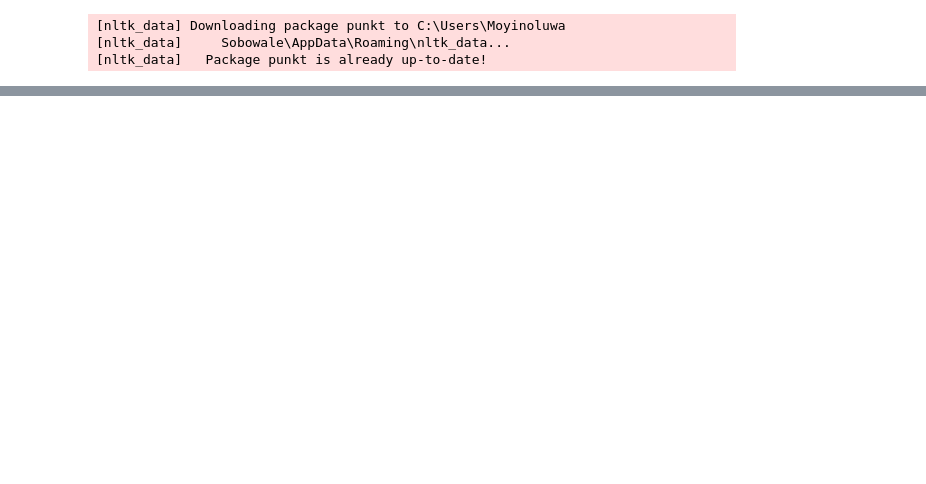
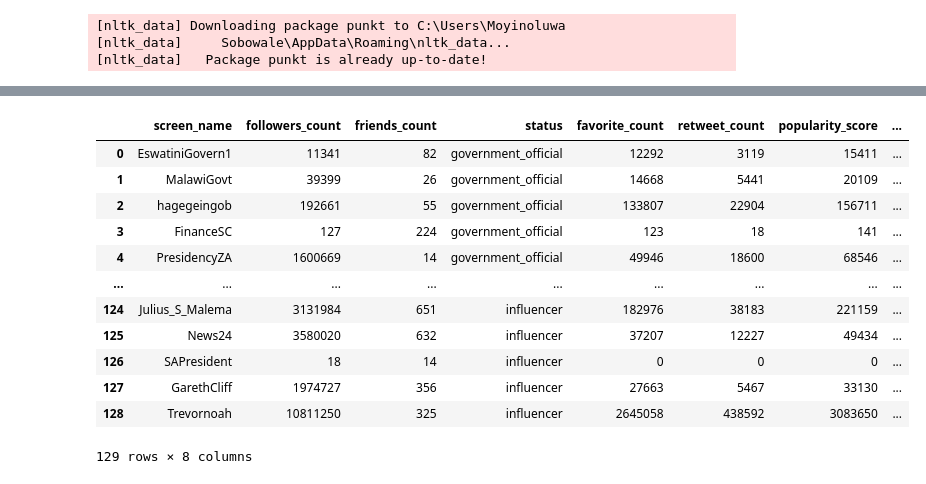
Before and after one commit to Moeyinoluwa/10academy-week-1-challenge, a Jupyter notebook: african_influencers_challenge.ipynb, the cells around one changed output, grey strips where cells are left out. Drawn from its saved outputs; the diff is of its cells as text; code cells hidden in the pictures; blank space fills up the shorter version.

```diff
--- a/african_influencers_challenge.ipynb
+++ b/african_influencers_challenge.ipynb
@@ -831,0 +263,17 @@ followers_count: 10809675
+# %%
+df = pd.read_csv("twitter_dataset.csv")
+df
+# %% [output]
+|  | screen_name | followers_count | friends_count | status | favorite_count | retweet_count | popularity_score | ... |
+| 0 | EswatiniGovern1 | 11341 | 82 | government_official | 12292 | 3119 | 15411 | ... |
+| 1 | MalawiGovt | 39399 | 26 | government_official | 14668 | 5441 | 20109 | ... |
+| 2 | hagegeingob | 192661 | 55 | government_official | 133807 | 22904 | 156711 | ... |
+| 3 | FinanceSC | 127 | 224 | government_official | 123 | 18 | 141 | ... |
+| 4 | PresidencyZA | 1600669 | 14 | government_official | 49946 | 18600 | 68546 | ... |
+| ... | ... | ... | ... | ... | ... | ... | ... | ... |
+| 124 | Julius_S_Malema | 3131984 | 651 | influencer | 182976 | 38183 | 221159 | ... |
+| 125 | News24 | 3580020 | 632 | influencer | 37207 | 12227 | 49434 | ... |
+| 126 | SAPresident | 18 | 14 | influencer | 0 | 0 | 0 | ... |
+| 127 | GarethCliff | 1974727 | 356 | influencer | 27663 | 5467 | 33130 | ... |
+| 128 | Trevornoah | 10811250 | 325 | influencer | 2645058 | 438592 | 3083650 | ... |
+129 rows × 8 columns
```
Also changed, not shown: parts of 52 cells of this notebook.
